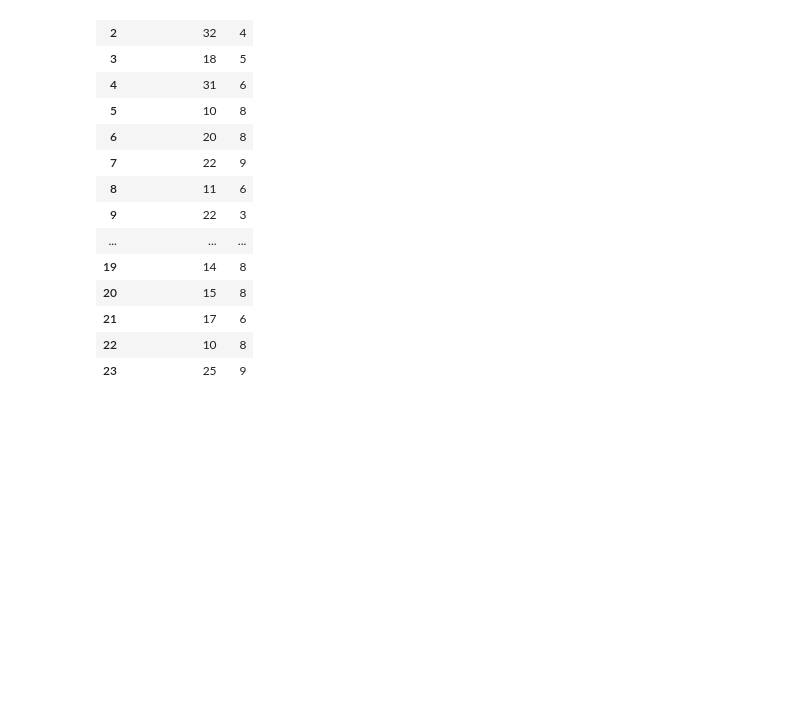
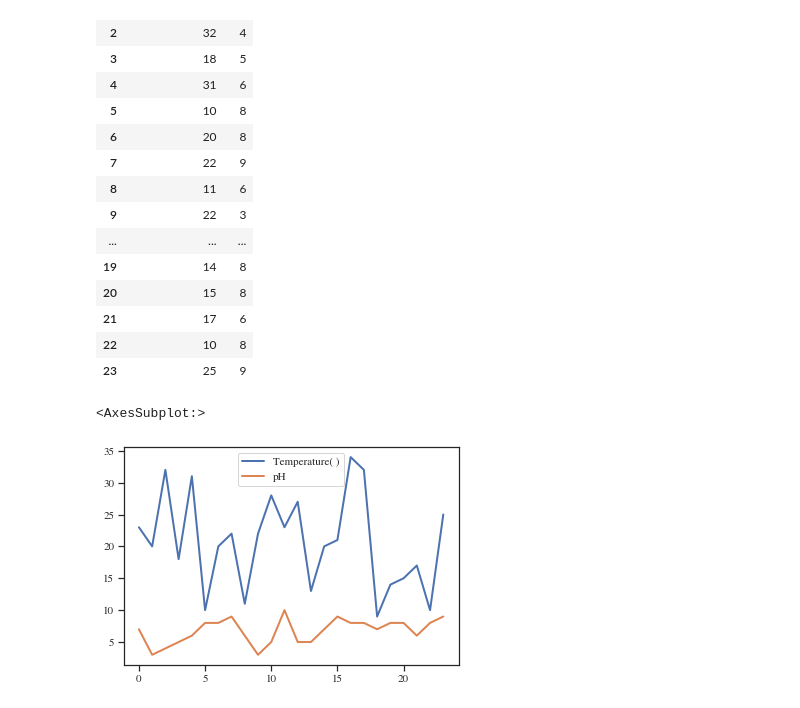
Before and after one commit to xwan438/Auqua, a Jupyter notebook: 159333_aquatech.ipynb, the cells around one changed output. Drawn from its saved outputs; the diff is of its cells as text; code cells hidden in the pictures; blank space fills up the shorter version.

```diff
--- a/159333_aquatech.ipynb
+++ b/159333_aquatech.ipynb
@@ -238,3 +238,8 @@ oyster_data
 | 23 | 25 | 9 |
 # %%
 oyster_data.to_csv("../datasets/oyster_data.csv")
+# %%
+oyster_data.plot()
+# %% [output]
+<AxesSubplot:>
+[figure, added]
```
